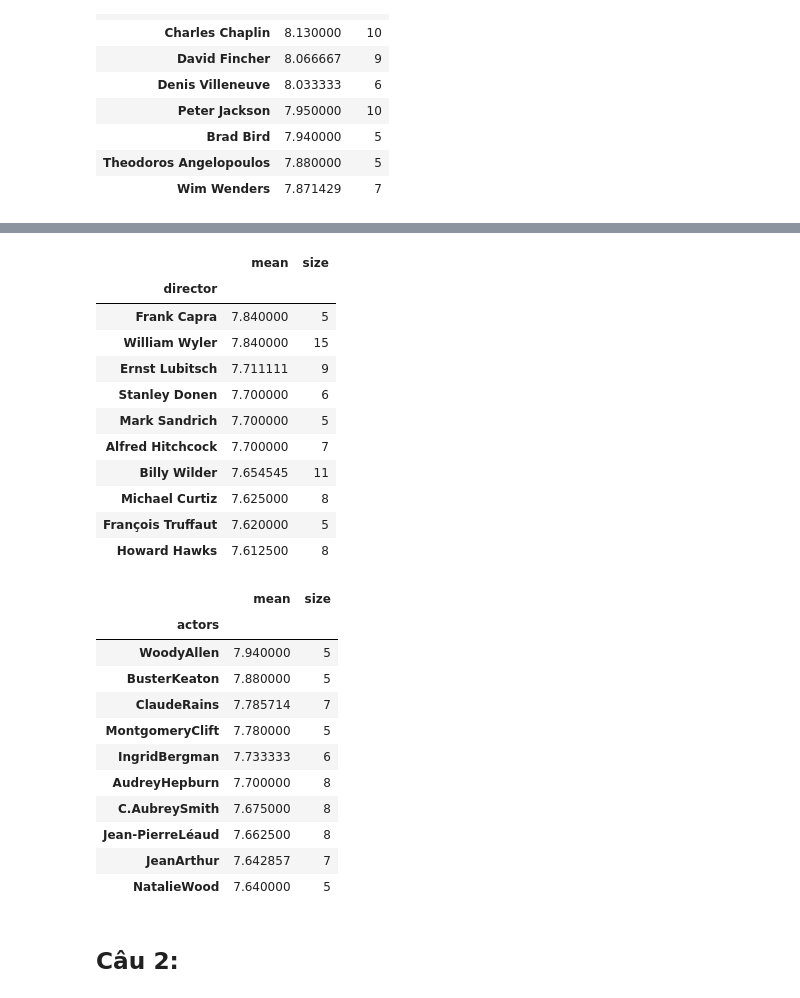
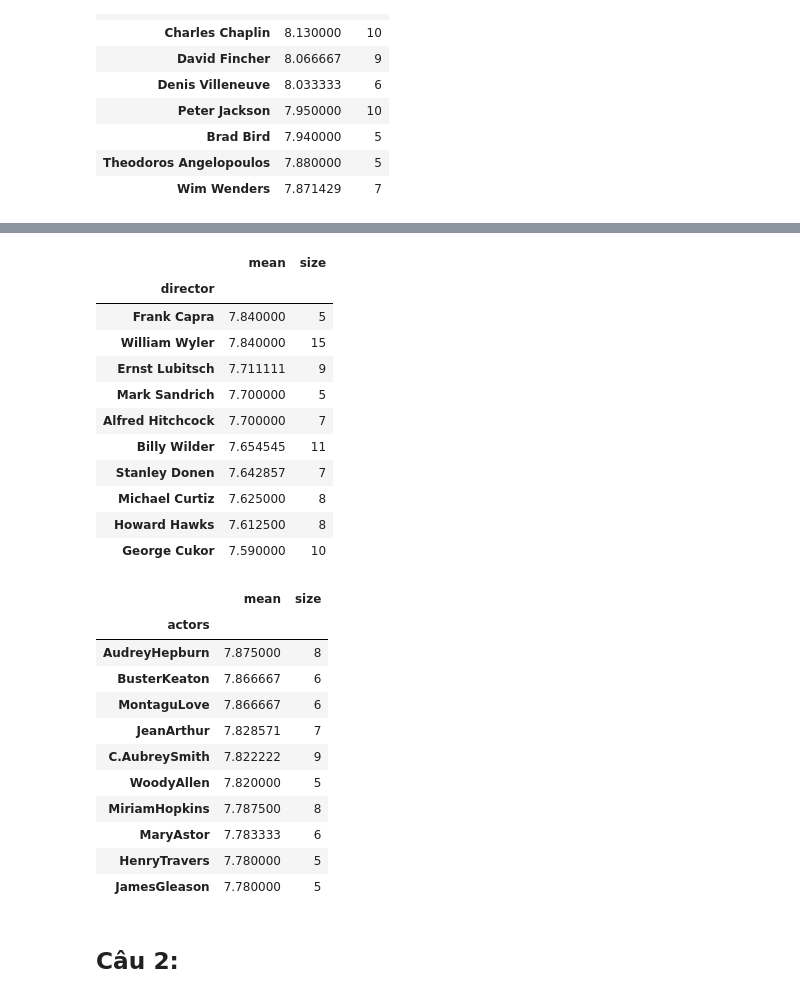
Before and after one commit to namhoai167/P4DS_Project, a Jupyter notebook: Final_Project.ipynb, the cells around one changed output, grey strips where cells are left out. Saved outputs shown, nothing was run; the diff lists cells and outputs as text; code cells hidden in the pictures.

```diff
--- a/Final_Project.ipynb
+++ b/Final_Project.ipynb
@@ -807,5 +828,5 @@ Mục đích đơn giản là tìm đạo diễn (hoặc diễn viên) từ đó
 # %%
-df6 = movie_by_vote(movies_ratings_df, 'females_18age_avg_vote')
+df6 = movie_by_vote(movies_ratings_df, 'females_18age_avg_vote', 7.0)
 
 # Lấy ra những phim thể loại tình cảm
 df6 = df6[df6.genre.str.contains('Romance')]
@@ -827,42 +848,42 @@ df6[df6['size'] >= 5].sort_values(by='mean', ascending=False)[:10]
 | Frank Capra | 7.840000 | 5 |
 | William Wyler | 7.840000 | 15 |
 | Ernst Lubitsch | 7.711111 | 9 |
-| Stanley Donen | 7.700000 | 6 |
 | Mark Sandrich | 7.700000 | 5 |
 | Alfred Hitchcock | 7.700000 | 7 |
 | Billy Wilder | 7.654545 | 11 |
+| Stanley Donen | 7.642857 | 7 |
 | Michael Curtiz | 7.625000 | 8 |
-| François Truffaut | 7.620000 | 5 |
 | Howard Hawks | 7.612500 | 8 |
+| George Cukor | 7.590000 | 10 |
 # %%
-df7 = movie_by_vote(movies_ratings_df, 'males_18age_avg_vote')
+df7 = movie_by_vote(movies_ratings_df, 'females_18age_avg_vote', 7.0)
 
 # Lấy ra những phim thể loại tình cảm
 df7 = df7[df7.genre.str.contains('Romance')]
 
 # Lấy cột diễn viên và bình chọn trung bình có trọng số
 # sau đó groupby theo diễn viên
 # tính điểm trung bình của những phim họ đóng
 # và tính số lượng phim họ đóng để lọc ra
-df7 = df7.explode('actors')[['actors', 'males_18age_avg_vote']]\
+df7 = df7.explode('actors')[['actors', 'females_18age_avg_vote']]\
 .groupby(['actors']).agg(['mean', 'size'])
 df7.columns = df7.columns.droplevel()
 
 # Diễn viên đó phải đóng ít nhất 5 phim có điểm trung bình trên 7
 df7[df7['size'] >= 5].sort_values(by='mean', ascending=False)[:10]
 # %% [output]
 |  | mean | size |
 | actors |  |  |
-| WoodyAllen | 7.940000 | 5 |
-| BusterKeaton | 7.880000 | 5 |
-| ClaudeRains | 7.785714 | 7 |
-| MontgomeryClift | 7.780000 | 5 |
-| IngridBergman | 7.733333 | 6 |
-| AudreyHepburn | 7.700000 | 8 |
-| C.AubreySmith | 7.675000 | 8 |
-| Jean-PierreLéaud | 7.662500 | 8 |
-| JeanArthur | 7.642857 | 7 |
-| NatalieWood | 7.640000 | 5 |
+| AudreyHepburn | 7.875000 | 8 |
+| BusterKeaton | 7.866667 | 6 |
+| MontaguLove | 7.866667 | 6 |
+| JeanArthur | 7.828571 | 7 |
+| C.AubreySmith | 7.822222 | 9 |
+| WoodyAllen | 7.820000 | 5 |
+| MiriamHopkins | 7.787500 | 8 |
+| MaryAstor | 7.783333 | 6 |
+| HenryTravers | 7.780000 | 5 |
+| JamesGleason | 7.780000 | 5 |
 # %% [markdown]
 ## Câu 2:
 # %% [markdown]
```
Also changed, not shown: parts of 11 cells of this notebook.
